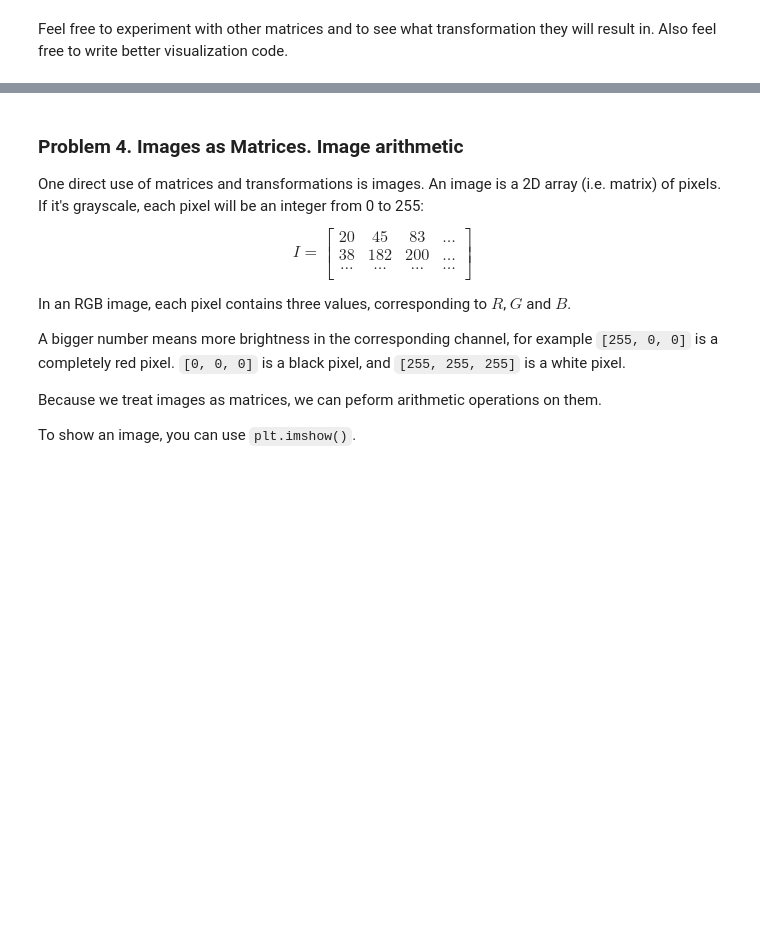
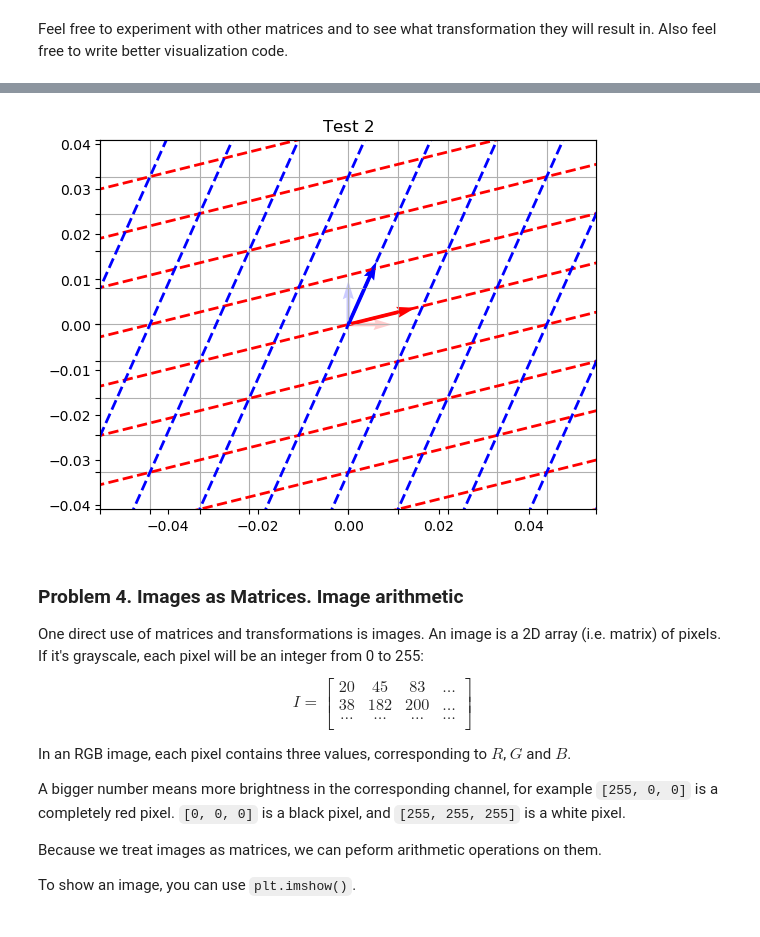
Before and after one commit to petiatodorova/Math-Concepts-For-Developers-June2024, a Jupyter notebook: 08.Linear-Algebra-Exercise/Linear Algebra Exercise.ipynb, the cells around one changed output, grey strips where cells are left out. Saved outputs shown, nothing was run; the diff lists cells and outputs as text; code cells hidden in the pictures; blank space fills up the shorter version.

```diff
--- a/08.Linear-Algebra-Exercise/Linear Algebra Exercise.ipynb
+++ b/08.Linear-Algebra-Exercise/Linear Algebra Exercise.ipynb
@@ -430,3 +444,13 @@ Feel free to experiment with other matrices and to see what transformation they
+# %%
+# Test 2
+matrix = [
+    [3/2, 1/2],
+    [1/2, 3/2]
+]
+
+visualize_transformation(matrix, r"$\mathrm{Test\ 2}$")
+# %% [output]
+[figure, added]
 # %% [markdown]
 ### Problem 4. Images as Matrices. Image arithmetic
 One direct use of matrices and transformations is images. An image is a 2D array (i.e. matrix) of pixels. If it's grayscale, each pixel will be an integer from 0 to 255:
```
Also changed, not shown: parts of 11 cells of this notebook.
